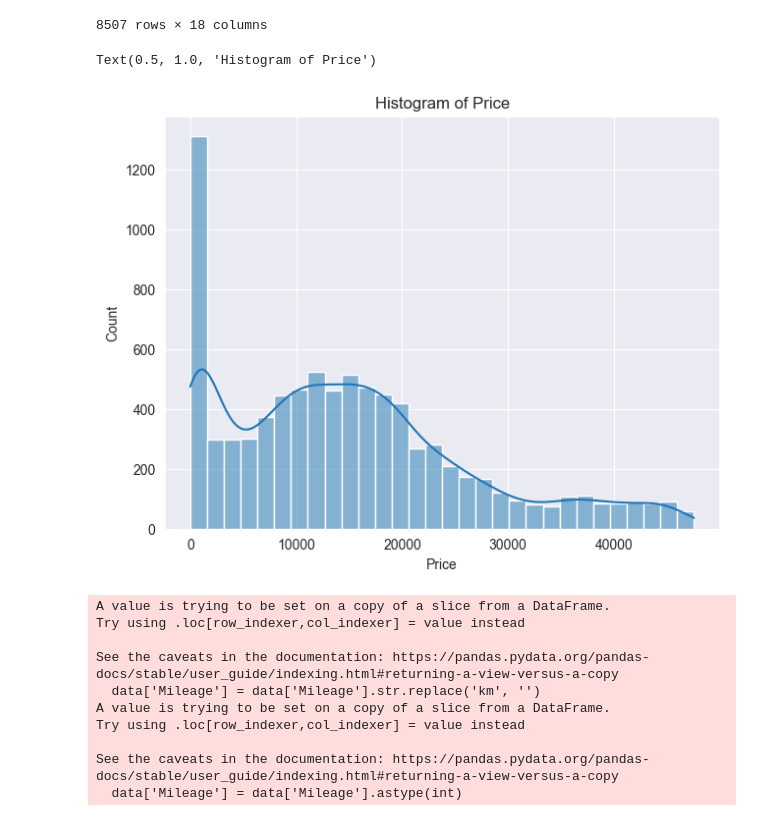
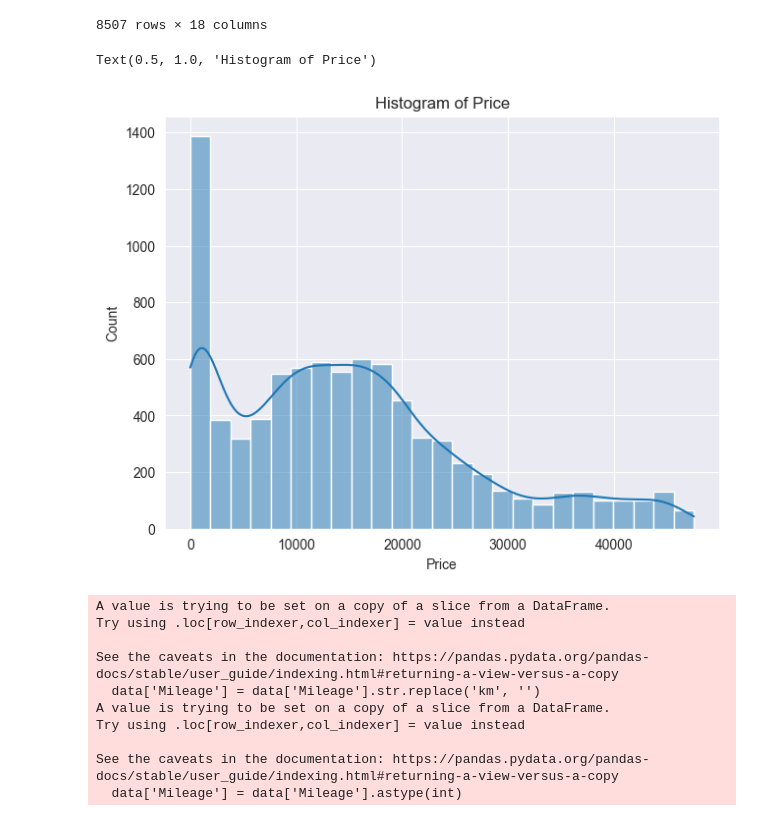
Before and after one commit to Mikilango/MachineLearning, a Jupyter notebook: test_6.ipynb, the cells around one changed output. Drawn from its saved outputs; the diff is of its cells as text; code cells hidden in the pictures.

```diff
--- a/test_6.ipynb
+++ b/test_6.ipynb
@@ -223,14 +231,14 @@ data
 | 14998 | 45810211 | 23703 | 765 | CHEVROLET | Malibu | 2015 | Sedan | Yes | Diesel | ... |
 8507 rows × 18 columns
 # %%
-# Гистограмма количества автомобилей по типу привода
+# Создание гистограммы распределения цен в наборе данных
 plt.figure(figsize=(16, 12))
 plt.subplot(2, 2, 2)
-sns.histplot(data['Price'], bins=30, kde=True)
+sns.histplot(data['Price'], bins=25, kde=True)
 plt.title('Histogram of Price')
 # %% [output]
 Text(0.5, 1.0, 'Histogram of Price')
-[figure, old version]
+[figure, new version]
 # %%
 # Преобразование столбца 'Mileage' в числовой формат
 data['Mileage'] = data['Mileage'].str.replace('km', '')
```
Also changed, not shown: parts of 17 cells of this notebook.
